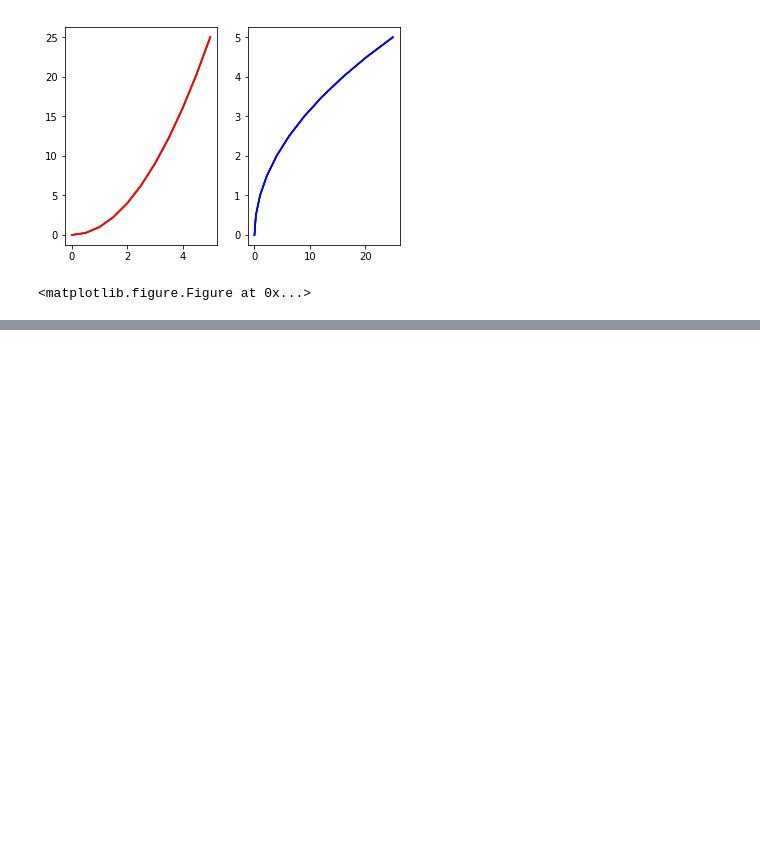
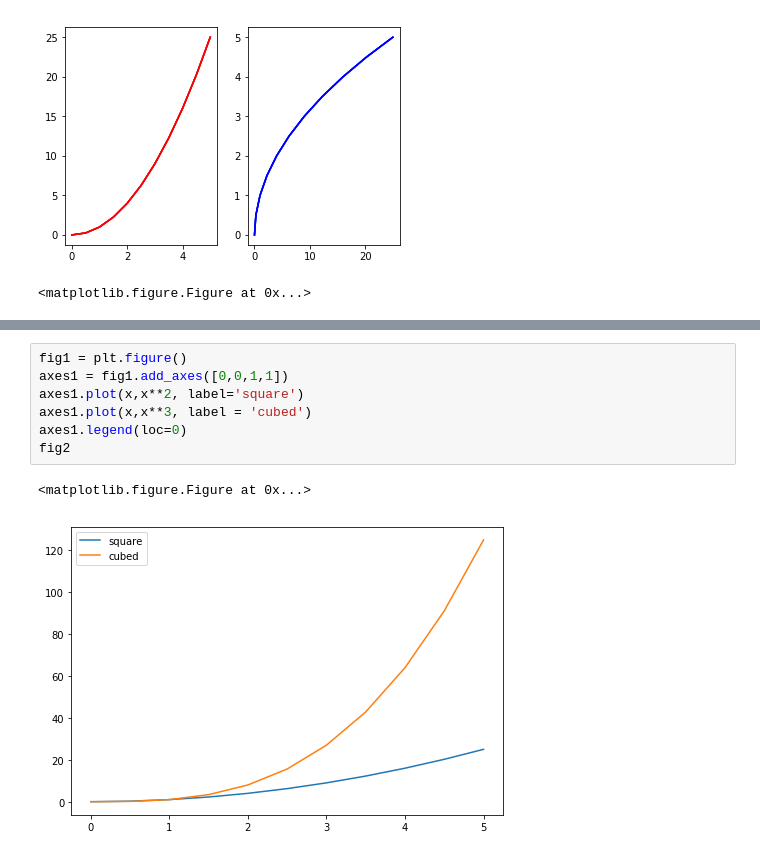
Before and after one commit to siddardharaju17/udemy-python, a Jupyter notebook: Sid Learning/MatplotLib.ipynb, the cells around one changed output, grey strips where cells are left out. Drawn from its saved outputs; the diff is of its cells as text; blank space fills up the shorter version.

```diff
--- a/Sid Learning/MatplotLib.ipynb
+++ b/Sid Learning/MatplotLib.ipynb
@@ -81,0 +98,10 @@ fig
+# %%
+fig1 = plt.figure()
+axes1 = fig1.add_axes([0,0,1,1])
+axes1.plot(x,x**2, label='square')
+axes1.plot(x,x**3, label = 'cubed')
+axes1.legend(loc=0)
+fig2
+# %% [output]
+<matplotlib.figure.Figure at 0x...>
+[figure, added]
```
Also changed, not shown: parts of 2 cells of this notebook, 2 other files.
